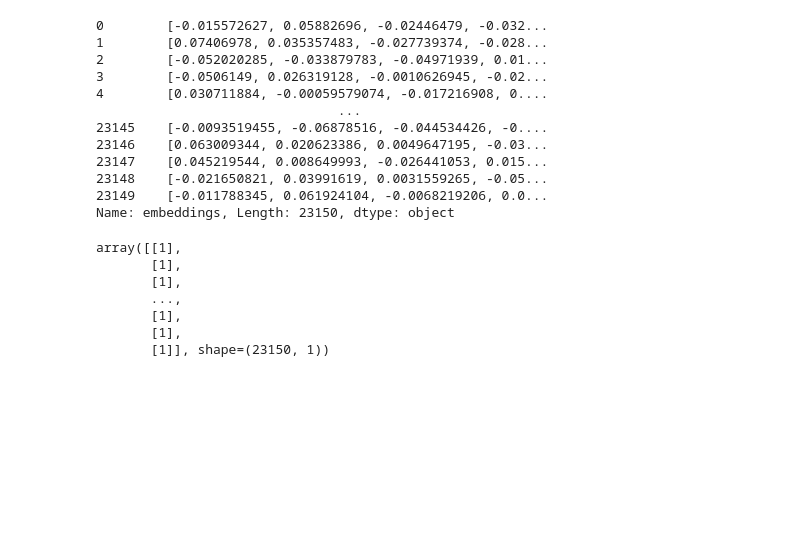
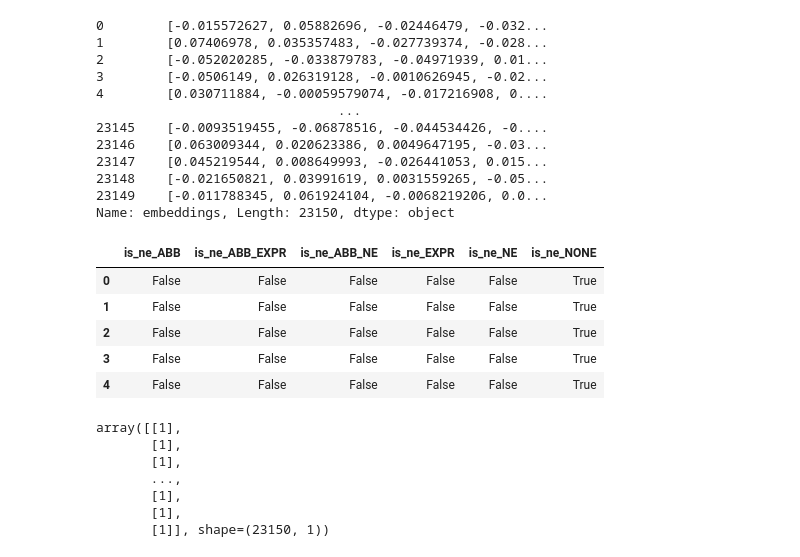
Before and after one commit to mbchavez27/csintsy-mco2-pinoybot, a Jupyter notebook: notebooks/main.ipynb, the cells around one changed output. Cells and saved outputs as stored; diff of their text form; code cells hidden in the pictures; blank space fills up the shorter version.

```diff
--- a/notebooks/main.ipynb
+++ b/notebooks/main.ipynb
@@ -32,7 +32,11 @@ model = SentenceTransformer('all-mpnet-base-v2')
 language['word'] = language['word'].astype(str)
 
 #Generate embeddings for words
-language['embeddings'] = list(model.encode(language['word'].tolist(), convert_to_tensor=False), show_progress_bar=True)
+language['embeddings'] = list(
+        model.encode(
+            language["word"].tolist(), convert_to_tensor=False, show_progress_bar=True
+        )
+    )
 
 
 language['embeddings']
@@ -49,4 +53,20 @@ language['embeddings']
 23148    [-0.021650821, 0.03991619, 0.0031559265, -0.05...
 23149    [-0.011788345, 0.061924104, -0.0068219206, 0.0...
 Name: embeddings, Length: 23150, dtype: object
+# %%
+#Extract Names Entity labels
+language['is_ne'].value_counts(dropna=False)
+language['is_ne'] = language['is_ne'].fillna('NONE')
+language['is_ne']
+
+is_ne = pd.get_dummies(language['is_ne'], prefix='is_ne')
+
+is_ne.head()
+# %% [output]
+|  | is_ne_ABB | is_ne_ABB_EXPR | is_ne_ABB_NE | is_ne_EXPR | is_ne_NE | is_ne_NONE |
+| 0 | False | False | False | False | False | True |
+| 1 | False | False | False | False | False | True |
+| 2 | False | False | False | False | False | True |
+| 3 | False | False | False | False | False | True |
+| 4 | False | False | False | False | False | True |
 # %%
```
Also changed, not shown: parts of 2 cells of this notebook, 2 other files.
